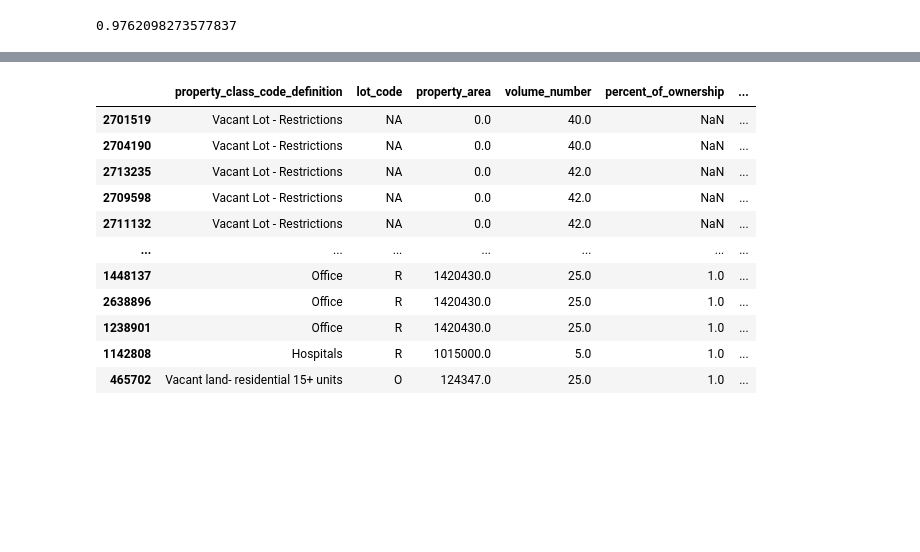
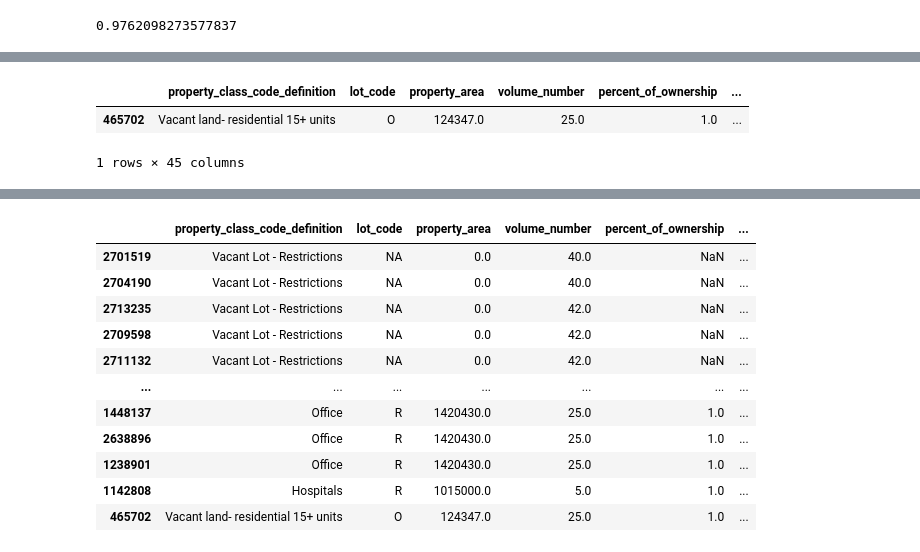
Before and after one commit to sdamerdji/dissertation, a Jupyter notebook: ef/fmv.ipynb, the cells around one changed output, grey strips where cells are left out. Saved outputs shown, nothing was run; the diff lists cells and outputs as text; code cells hidden in the pictures; blank space fills up the shorter version.

```diff
--- a/ef/fmv.ipynb
+++ b/ef/fmv.ipynb
@@ -211,0 +243,6 @@ tax.loc[fmv.index, 'imputed_fair_market_acquisition'] = fmv['assessed_sales_valu
+# %%
+tax[tax['imputed_fair_market_acquisition'] == tax['imputed_fair_market_acquisition'].max()]
+# %% [output]
+|  | property_class_code_definition | lot_code | property_area | volume_number | percent_of_ownership | ... |
+| 465702 | Vacant land- residential 15+ units | O | 124347.0 | 25.0 | 1.0 | ... |
+1 rows × 45 columns
```
Also changed, not shown: parts of 17 cells of this notebook.
